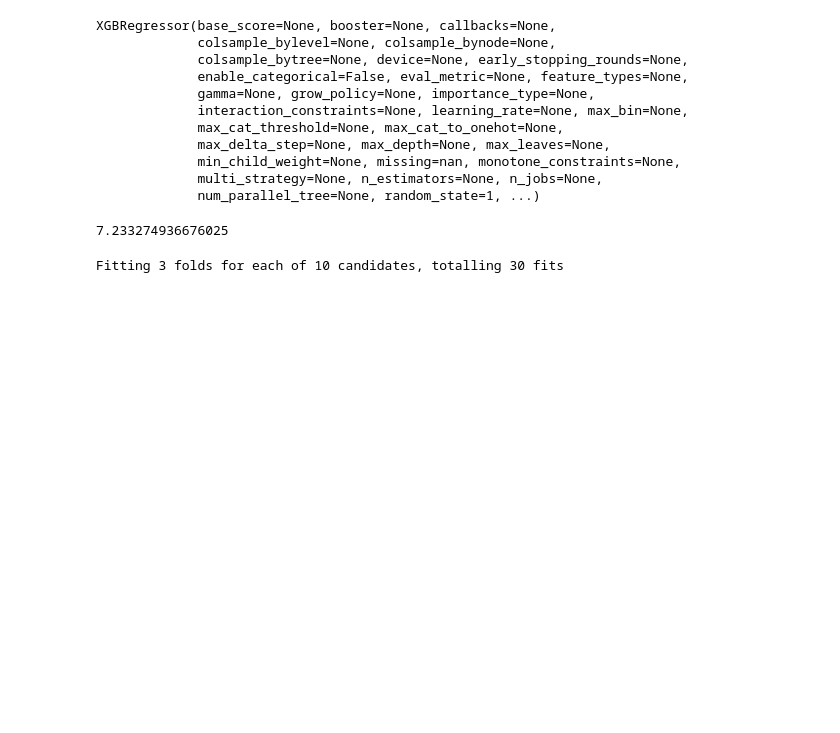
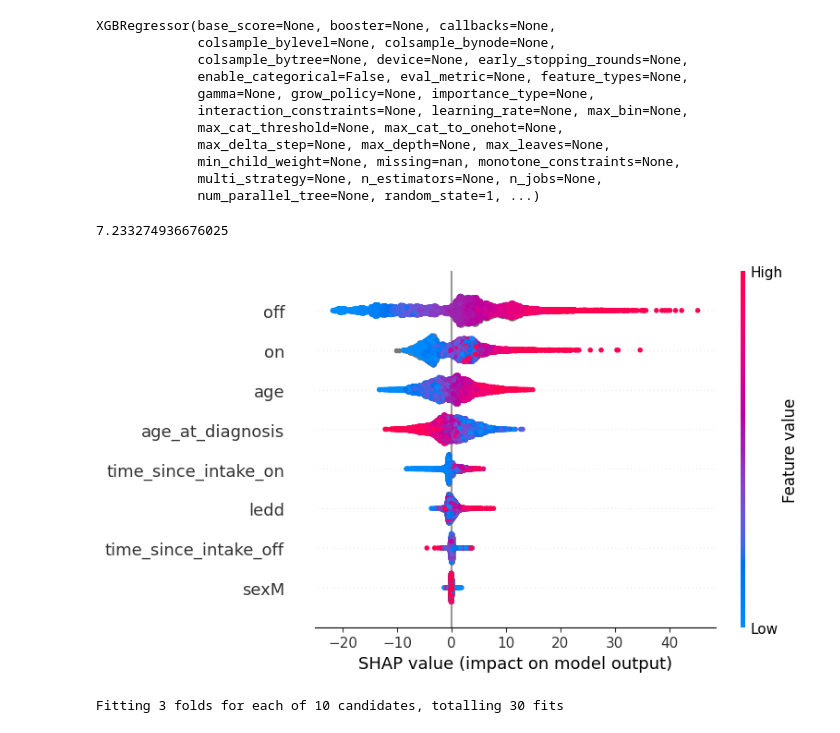
Before and after one commit to jojoroy/Parkinsons-model, a Jupyter notebook: pkinsons.ipynb, the cells around one changed output. Saved outputs shown, nothing was run; the diff lists cells and outputs as text; code cells hidden in the pictures; blank space fills up the shorter version.

Commit message:
implemented shap values

```diff
--- a/pkinsons.ipynb
+++ b/pkinsons.ipynb
@@ -111,3 +113,11 @@ root_mean_squared_error(pred,y_test)
+# %%
+explainer = shap.Explainer(model, X_train)
+shap_values = explainer(X_test)
+
+# Visualize SHAP summary plot
+shap.summary_plot(shap_values, X_test)
+# %% [output]
+[figure, added]
 # %%
 param_dist = {
     "n_estimators": [50, 100, 200, 300],
```
Also changed, not shown: parts of 6 cells of this notebook.
